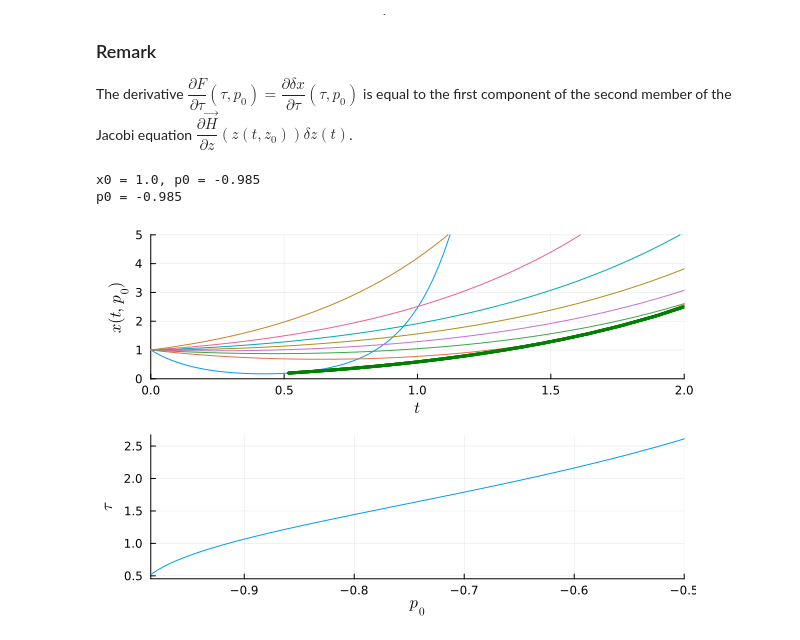
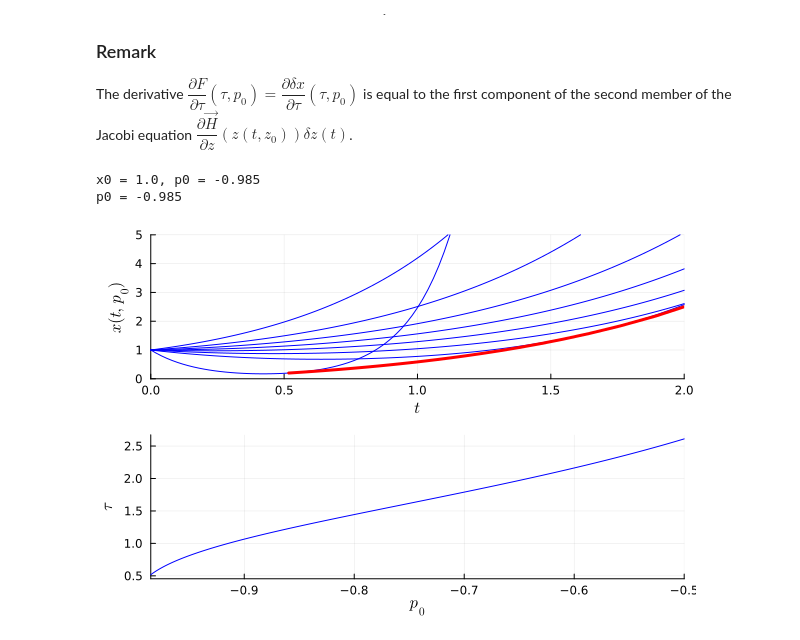
Before and after one commit to control-toolbox/Kupka, a Jupyter notebook: example1.ipynb, the cells around one changed output. Saved outputs shown, nothing was run; the diff lists cells and outputs as text; code cells hidden in the pictures.

```diff
--- a/example1.ipynb
+++ b/example1.ipynb
@@ -94,17 +92,17 @@ plt_x = plot()          # plot of the state x(t)
 plt_p = plot()          # plot of the costate p(t)
 plt_u = plot()          # plot of the control u(t)
 plt_phase = plot()      # plot (x,p)
-
+my_color = :blue
 for p0 in Int_p0        # plot for each p_0 in Int_p0
     flow_p0 = ocp_flow((t0, tf), x0, p0, reltol = 1e-8, abstol = 1e-8, saveat = Δt)
     T = flow_p0.ode_sol.t
     X = flow_p0.ode_sol[1,:]
     P = flow_p0.ode_sol[2,:]
     par = atanh(p0./x0)
-    plot!(plt_x,T,X)
-    plot!(plt_p,T,P)
-    plot!(plt_u,T,u.(X,P))
-    plot!(plt_phase,X,P)
+    plot!(plt_x,T,X,color = my_color)
+    plot!(plt_p,T,P,color = my_color)
+    plot!(plt_u,T,u.(X,P),color = my_color)
+    plot!(plt_phase,X,P,color = my_color)
 end
 
 # Plots
@@ -112,7 +110,10 @@ plot!(plt_x,xlabel = L"t",ylabel=L"x(t,p_0)",legend=false, ylims=(0.,5.))
 plot!(plt_p,xlabel = L"t",ylabel=L"p(t,p_0)",legend=false, ylims=(-1.5,5.))
 plot!(plt_u,xlabel = L"t",ylabel=L"u(t,p_0)",legend=false, ylims=(-6.,5.))
 plot!(plt_phase,xlabel = L"x(t,p_0)",ylabel=L"p(t,p_0)",legend=false, xlims=(0.,2.), ylims=(-1.,5.))
-plot(plt_x,plt_p,plt_u,plt_phase,layout = (2,2))
+
+fig1_example1 = plot(plt_x,plt_p,plt_u,plt_phase,layout = (2,2))
+Plots.pdf(fig1_example1, "fig1_example1.pdf")
+plot(fig1_example1)
 # %% [output]
 ┌ Warning: Using arrays or dicts to store parameters of different types can hurt performance.
 │ Consider using tuples instead.
@@ -227,12 +228,12 @@ $\dfrac{\partial \vec{H}}{\partial z}(z(t,z_0))\delta z(t)$.
     # Test of Hvec
     Hvec! = ocp_flow.rhs! #
     #z0 = [1.,-0.1]
-    par = 0.
-    z0 = [x0 , p0]
-    zpoint = similar(z0)
-    Hvec!(zpoint,z0,par,t0)
-    atol = 1.e-12
-    @test  zpoint ≈ H_vec(z0) atol = atol   # test for the Hvec! function
+    #par = 0.
+    #z0 = [x0 , p0]
+    #zpoint = similar(z0)
+    #Hvec!(zpoint,z0,par,t0)
+    #atol = 1.e-12
+    #@test  zpoint ≈ H_vec(z0) atol = atol   # test for the Hvec! function
 
 #
 
@@ -247,6 +248,7 @@ function rhs_path(tau , par, p0)
     n = length(p0)
     τ = tau[1]     # tau is a vector
     z0 = [x0,p0]
+    zpoint = similar(z0)
     Hvec!(zpoint,z0) = ocp_flow.rhs!(zpoint,z0,par,τ)
     Hvec!(zpoint,z0)     # zpoint is the second member of the Hamiltonian flow
     dHvec = Matrix{typeof(p0[1])}(undef,2n,2n) #zeros(2*n,2*n)
@@ -261,41 +263,43 @@ function rhs_path(tau , par, p0)
     return [-(1/derivee_τ)*derivee_p0]
 end
 
-p0=-0.985
-τ = 0.5
-x0 = 1.
-rhs_jacobi = rhs_path(0.5 , 1., p0)
+#p0=-0.985
+#τ = 0.5
+#0 = 1.#
+#rhs_jacobi = rhs_path(0.5 , 1., p0)
 println("x0 = ", x0, ", p0 = ", p0)
 
 
 @test isapprox(rhs_path(0.5 , 1., p0),rhs_path_ana(0.5 , 1., p0); rtol = 1.e-7)
 
 
 function conj_point(p0span, τ0)
     pb = ODEProblem(rhs_path,[τ0],p0span,[1.])
     sol = DifferentialEquations.solve(pb, reltol = 1e-8, abstol = 1e-8)
     return sol
 end
 
 # conjugate point
 
 println("p0 = ", p0)
 
 p0span = (p0, -0.5)
 sol = conj_point(p0span,τ0)
-plt_conj_point = plot(sol,xlabel = L"p_0", ylabel = L"\tau")
+plt_conj_point = plot(sol,xlabel = L"p_0", ylabel = L"\tau",color=my_color)
 TT = sol.u
 nb_t = length(sol.t)
 T = zeros(nb_t)
 X = zeros(nb_t)
 for i in 1:nb_t
     T[i] = TT[i][1]
     X[i] = x(T[i][1],x0,sol.t[i])
 end
 
-plot!(plt_x,T,X,linewidth=3,color = :green, legend=false, xlims=(0.,2.0), ylims=(0.,5.))
-plot(plt_x,plt_conj_point,layout = (2,1),legend=false)
+plot!(plt_x,T,X,linewidth=3,color = :red, legend=false, xlims=(0.,2.0), ylims=(0.,5.))
+plt_conj2 = plot(plt_x,plt_conj_point,layout = (2,1),legend=false)
+Plots.pdf(plt_conj2, "fig4_example1.pdf")
+plot(plt_conj2)
 # %% [output]
 x0 = 1.0, p0 = -0.985
 p0 = -0.985
-[figure, old version]
+[figure, new version]
```
Also changed, not shown: parts of 5 cells of this notebook, 35 other files.
